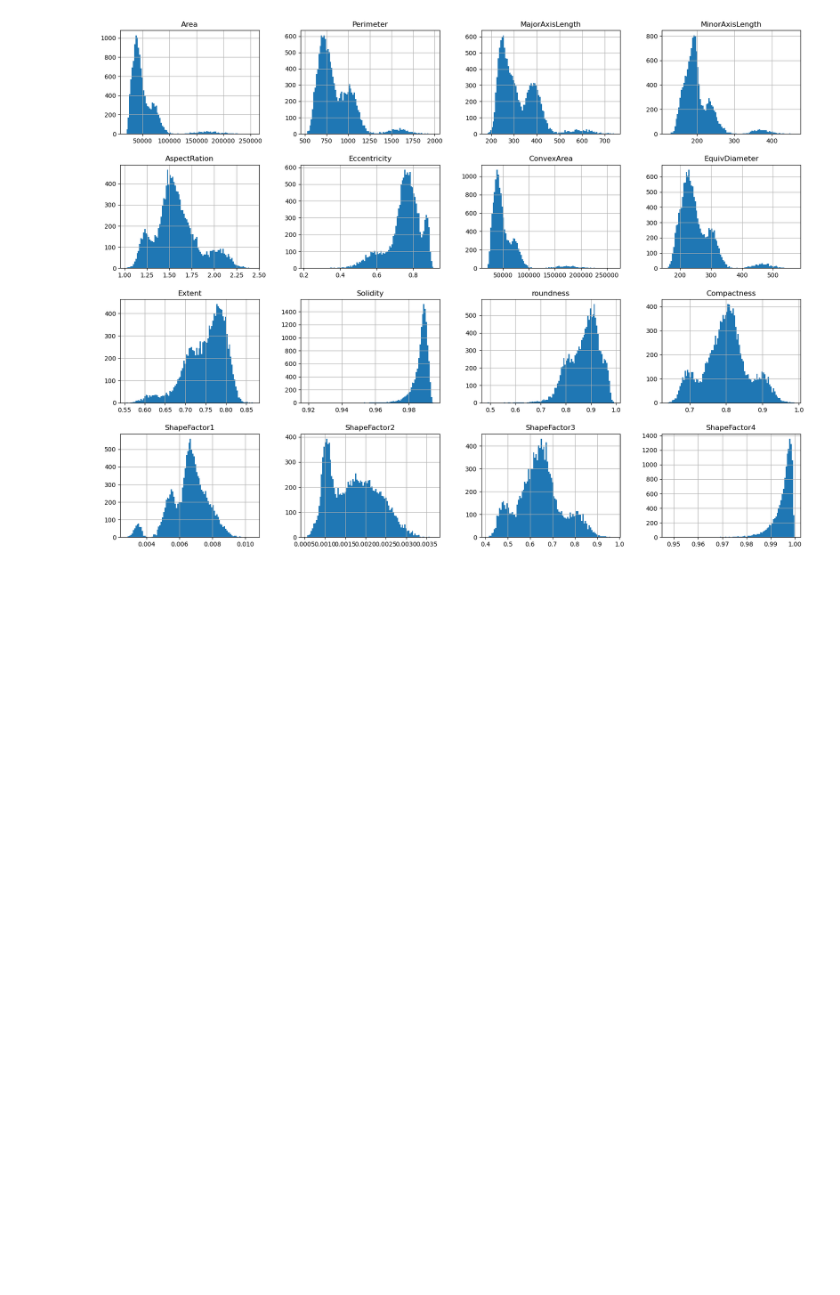
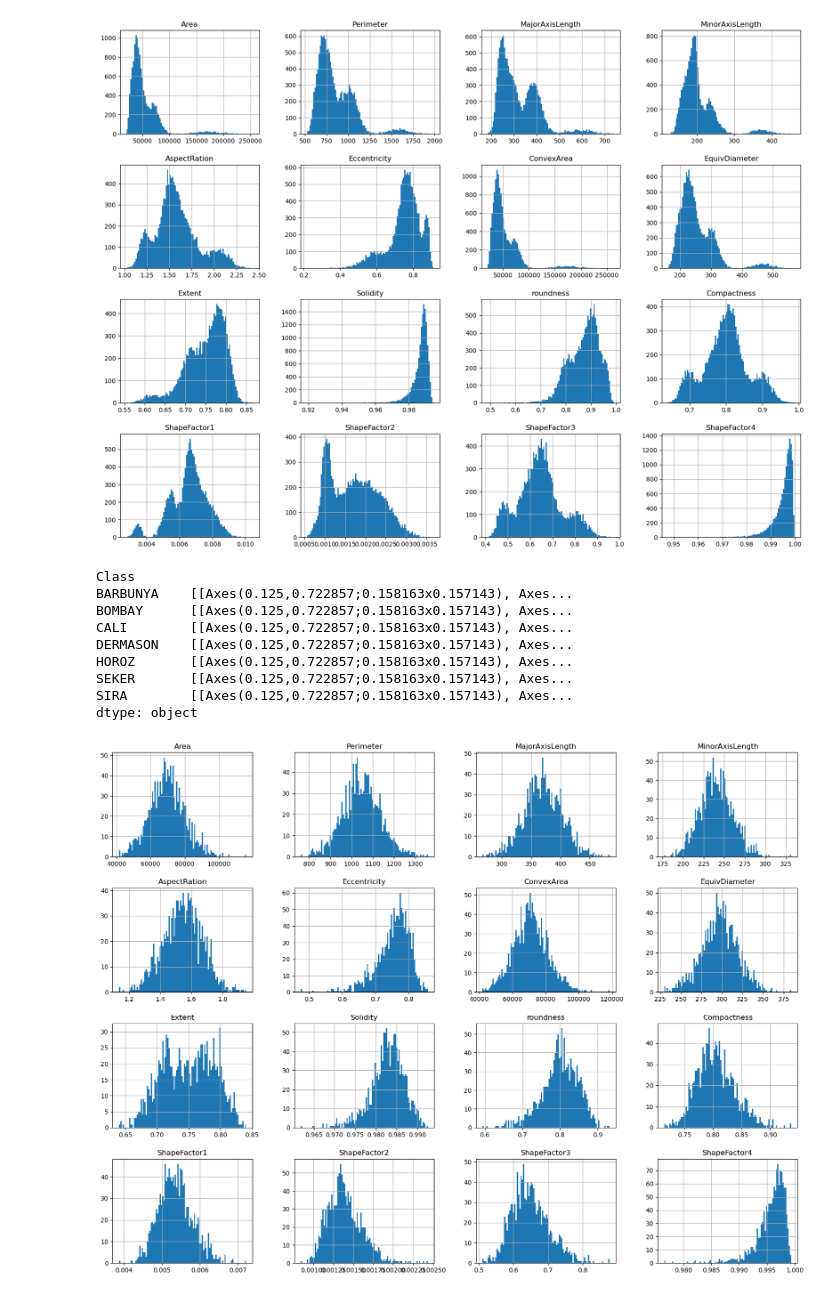
Before and after one commit to samuponz/drybeans, a Jupyter notebook: drybeans.ipynb, the cells around one changed output. Drawn from its saved outputs; the diff is of its cells as text; code cells hidden in the pictures; blank space fills up the shorter version.

```diff
--- a/drybeans.ipynb
+++ b/drybeans.ipynb
@@ -72,3 +87,16 @@ Ed = np.sqrt(4 * df.loc[6453].Area / np.pi)
 Co = Ed / df.loc[6453].MajorAxisLength
 
 SF3 = df.loc[6453].Area / (np.pi * (df.loc[6453].MajorAxisLength / 2) * (df.loc[6453].MajorAxisLength / 2))
+# %%
+df.groupby('Class').hist(figsize=(20,15),bins=100)
+# %% [output]
+Class
+BARBUNYA    [[Axes(0.125,0.722857;0.158163x0.157143), Axes...
+BOMBAY      [[Axes(0.125,0.722857;0.158163x0.157143), Axes...
+CALI        [[Axes(0.125,0.722857;0.158163x0.157143), Axes...
+DERMASON    [[Axes(0.125,0.722857;0.158163x0.157143), Axes...
+HOROZ       [[Axes(0.125,0.722857;0.158163x0.157143), Axes...
+SEKER       [[Axes(0.125,0.722857;0.158163x0.157143), Axes...
+SIRA        [[Axes(0.125,0.722857;0.158163x0.157143), Axes...
+dtype: object
+[figure, added]
```
Also changed, not shown: parts of 5 cells of this notebook.
